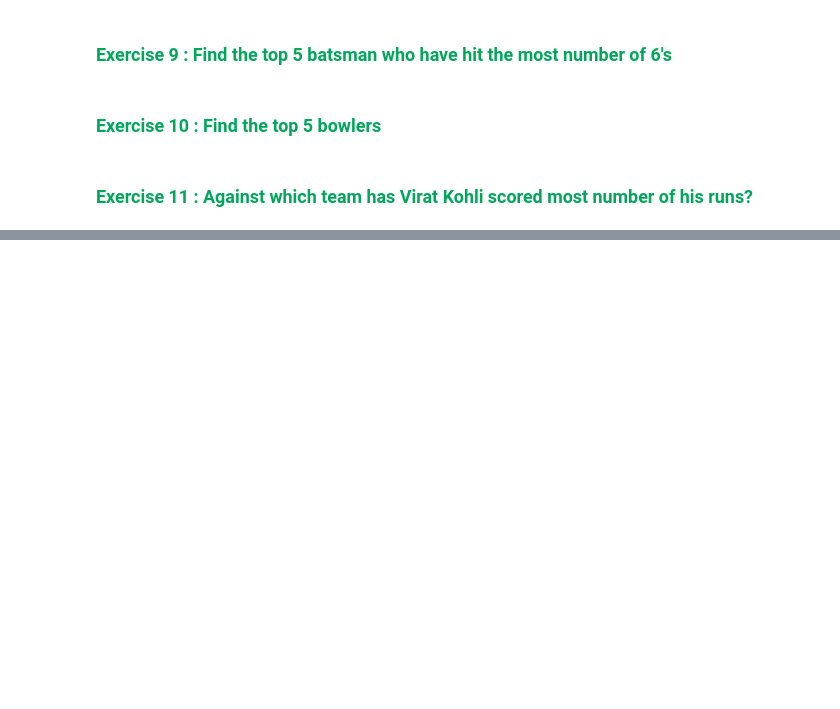
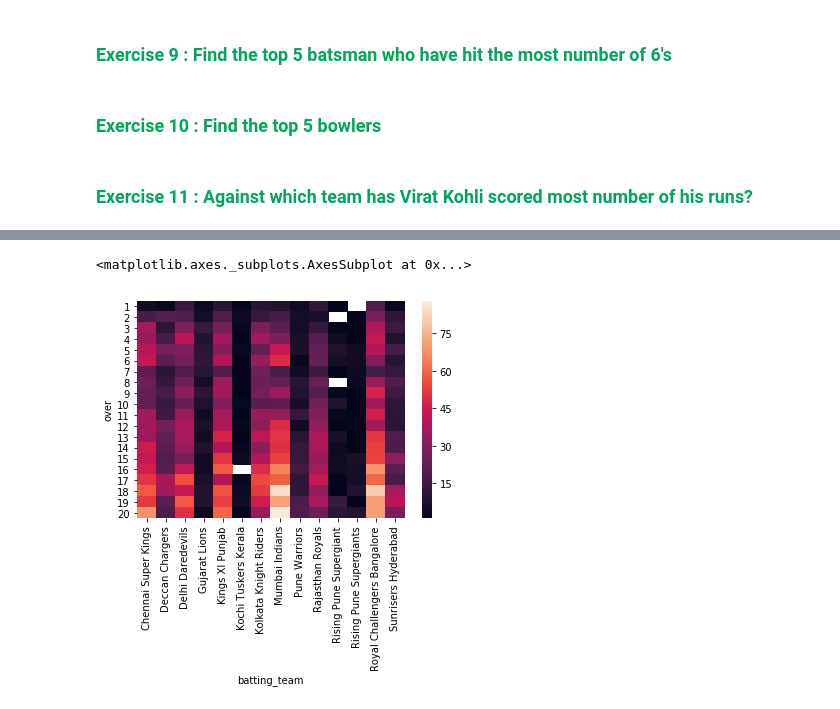
Before and after one commit to satyaki726/pandas, a Jupyter notebook: Pandas.ipynb, the cells around one changed output, grey strips where cells are left out. Cells and saved outputs as stored; diff of their text form; code cells hidden in the pictures; blank space fills up the shorter version.

```diff
--- a/Pandas.ipynb
+++ b/Pandas.ipynb
@@ -686,0 +898,3 @@ IndentationError: unexpected indent (<ipython-input-96-a817854fcb2b>, line 4)
+# %%
+six=delivery[delivery['total_runs']==6]
+six.pivot_table(index='over',columns='batting_team',values='batsman_runs',aggfunc='count')
@@ -686,0 +920,7 @@ IndentationError: unexpected indent (<ipython-input-96-a817854fcb2b>, line 4)
+# %%
+p=six.pivot_table(index='over',columns='batting_team',values='batsman_runs',aggfunc='count')
+import seaborn as sns
+sns.heatmap(p)
+# %% [output]
+<matplotlib.axes._subplots.AxesSubplot at 0x...>
+[figure, added]
```
Also changed, not shown: parts of 60 cells of this notebook.
